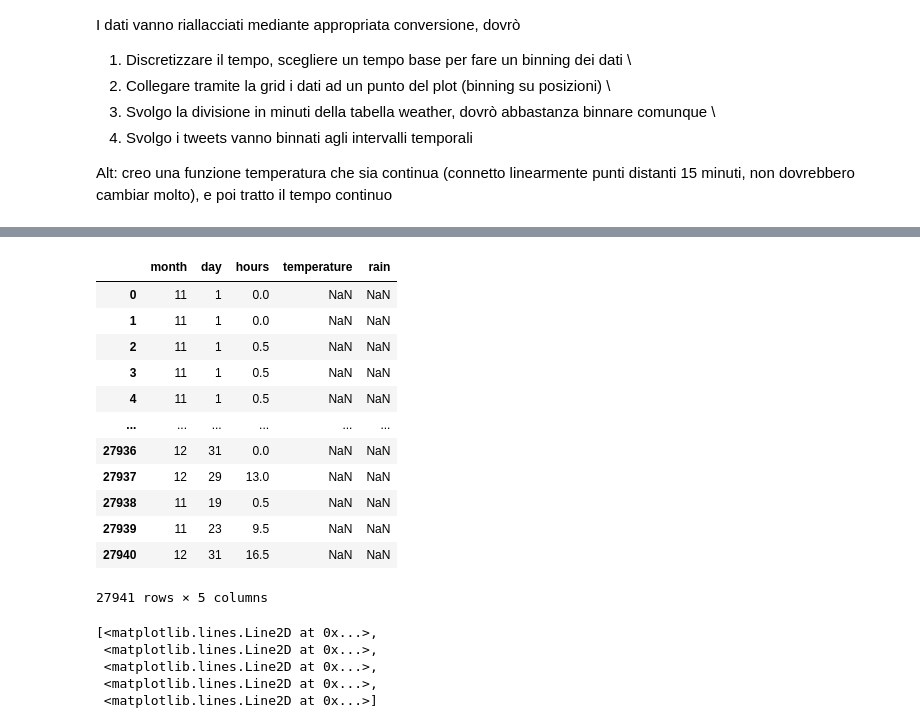
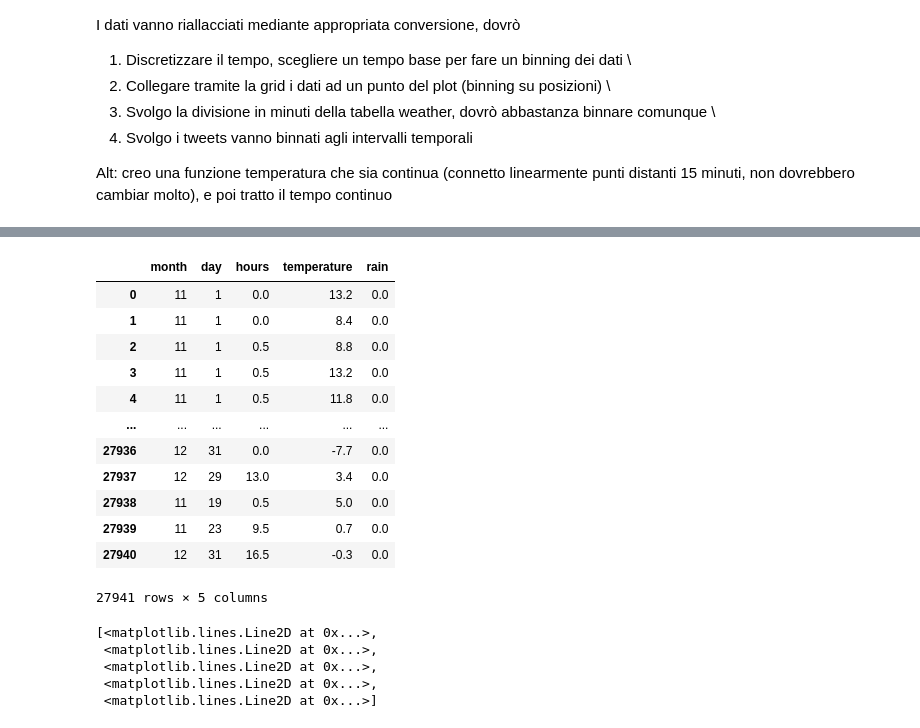
Before and after one commit to devix2/IntroToDS_FinalProject, a Jupyter notebook: SocialPulse(noCC)/Import Dati.ipynb, the cells around one changed output, grey strips where cells are left out. Saved outputs shown, nothing was run; the diff lists cells and outputs as text; code cells hidden in the pictures.

```diff
--- a/SocialPulse(noCC)/Import Dati.ipynb
+++ b/SocialPulse(noCC)/Import Dati.ipynb
@@ -170,0 +112,14 @@ AssertionError: Warning: length of the dataset does not match expected value
+# %%
+ax = grid.plot(color="orange")
+weather.plot(column='maxTemperature',ax=ax)
+
+#Visto che i tweets sono disassociati dalle stazioni, risulta necessario restringersi alla stazione più vicina
+# -> Creo database delle stazioni
+stations=m_d.orderstation(weather)
+stations.head(5)
+
+
+#Rimane un problema, le temperature non sono svolte
+#Spoiler: svolgerle è molto difficile (pandas ha davvero forte limitazioni sulle azioni che fa fare)
+#         le soluzioni sono molto non-pythoniche
+#Idea migliore: creo una funzione (timesearch) che svolge il tempo per fare in modo che mi trovi temperatura e precipitazioni
@@ -335,10 +252,13 @@ AttributeError: 'GeoDataFrame' object has no attribute 'Index'
 # %%
 col=["month","day","hours","temperature", "rain" ]
+#Visto che l'ora di tempo non è una quantità che correla a qualcosa di ciclico effettivamente misurabile*, ha poco senso
+#separare ore e minuti ed quindi tanto vale trattarli insieme
+#*Assumeremo eventi quali la campanella dei ragazzi delle superiori non influenzi in maniera importante i dati
+
 Tw_final=pd.DataFrame(columns=col)
 
 N=len(tweets["created"])  #Numero tweets
 
-print(Tw_final)
 for i in range(0,N):
     #Inizializzo riga o crasha
     Tw_final.loc[i]="NaN"
@@ -349,14 +269,23 @@ for i in range(0,N):
     Tw_final.loc[i]["day"]=int(tweets.loc[i]["created"][8:10])
     Tw_final.loc[i]["hours"]=int(tweets.loc[i]["created"][11:13])+0.5*(int(tweets.loc[i]["created"][14:16])>=30)
 
-    """
-    #Temperatura, per ricavare questa usiamo la stazione più vicina al tweet (sfortunamente il Trentino non ne ha tante)
+
+    # Temperatura e precipitazioni
+    # per ricavare queste usiamo la stazione più vicina al tweet
+    # (sfortunamente il Trentino non ne ha tante, fortunatamente sono distribuite bene)
     dmin=10000000000
-    for st in weather.groupby(station):
-        d=tweets["geometry"].distance(st[geometry])
-    gdf['distance'] = gdf['centroid'].distance(queens_point)
-    Tw_final.loc[i]["temperature"]=int(tweets.loc[i]["created"][5:7])
-    """
+    staz="NaN"
+
+    for idx,stt in stations.iterrows():
+        d=tweets.loc[i]["geometry"].distance(stt["geometry"])
+        if(d<dmin):
+            dmin=d
+            staz=stt["station"]
+
+    Tw_final.loc[i]["temperature"]=m_d.find_temperature(weather, Tw_final.loc[i]["month"],
+                                                        Tw_final.loc[i]["day"], Tw_final.loc[i]["hours"], staz)
+    Tw_final.loc[i]["rain"]=m_d.find_precipitation(weather, Tw_final.loc[i]["month"],
+                                                    Tw_final.loc[i]["day"], Tw_final.loc[i]["hours"], staz)
 
 Tw_final
 # %% [output]
@@ -366,13 +309,13 @@ Index: []
 |  | month | day | hours | temperature | rain |
-| 0 | 11 | 1 | 0.0 | NaN | NaN |
-| 1 | 11 | 1 | 0.0 | NaN | NaN |
-| 2 | 11 | 1 | 0.5 | NaN | NaN |
-| 3 | 11 | 1 | 0.5 | NaN | NaN |
-| 4 | 11 | 1 | 0.5 | NaN | NaN |
+| 0 | 11 | 1 | 0.0 | 13.2 | 0.0 |
+| 1 | 11 | 1 | 0.0 | 8.4 | 0.0 |
+| 2 | 11 | 1 | 0.5 | 8.8 | 0.0 |
+| 3 | 11 | 1 | 0.5 | 13.2 | 0.0 |
+| 4 | 11 | 1 | 0.5 | 11.8 | 0.0 |
 | ... | ... | ... | ... | ... | ... |
-| 27936 | 12 | 31 | 0.0 | NaN | NaN |
-| 27937 | 12 | 29 | 13.0 | NaN | NaN |
-| 27938 | 11 | 19 | 0.5 | NaN | NaN |
-| 27939 | 11 | 23 | 9.5 | NaN | NaN |
-| 27940 | 12 | 31 | 16.5 | NaN | NaN |
+| 27936 | 12 | 31 | 0.0 | -7.7 | 0.0 |
+| 27937 | 12 | 29 | 13.0 | 3.4 | 0.0 |
+| 27938 | 11 | 19 | 0.5 | 5.0 | 0.0 |
+| 27939 | 11 | 23 | 9.5 | 0.7 | 0.0 |
+| 27940 | 12 | 31 | 16.5 | -0.3 | 0.0 |
 27941 rows × 5 columns
```
Also changed, not shown: parts of 11 cells of this notebook, 3 other files.
